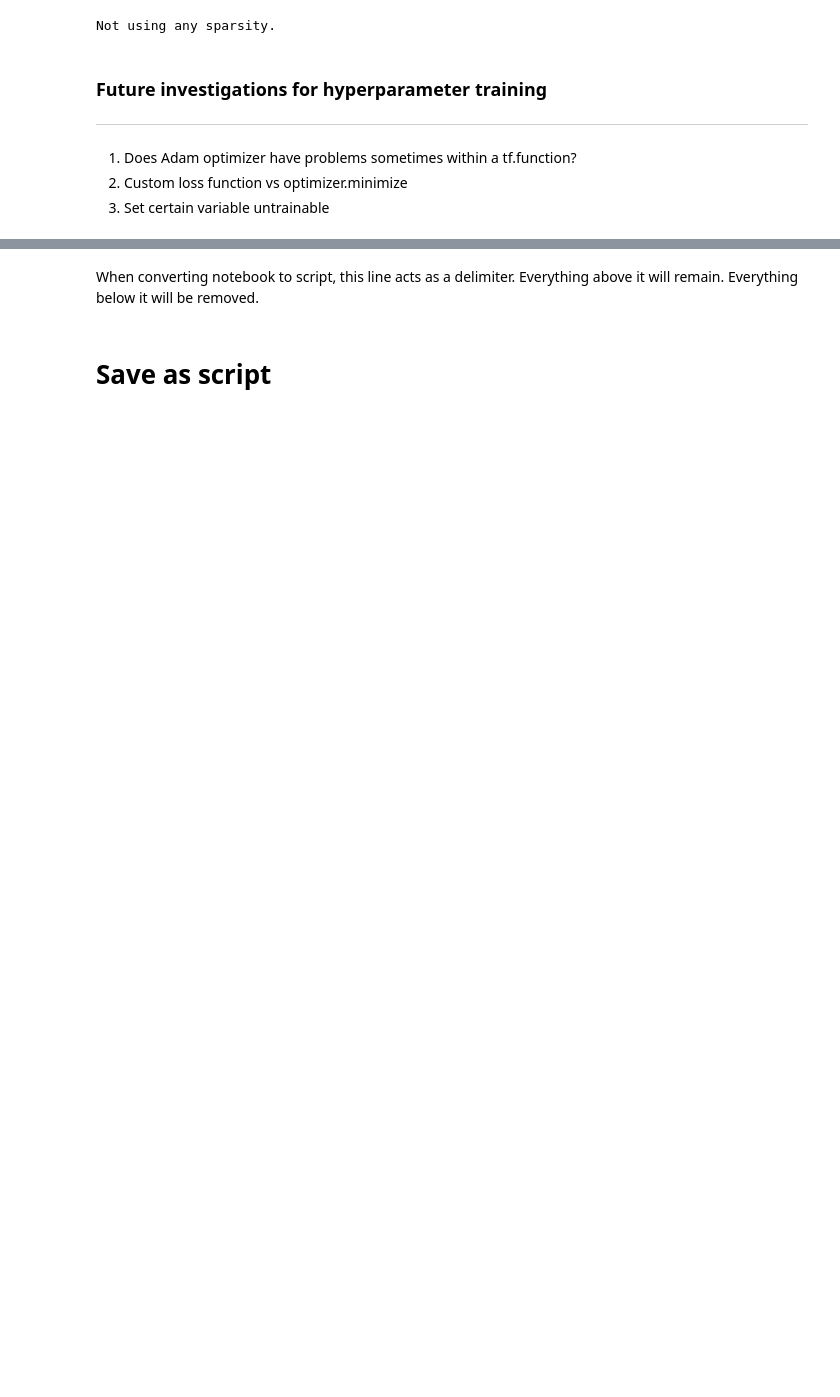
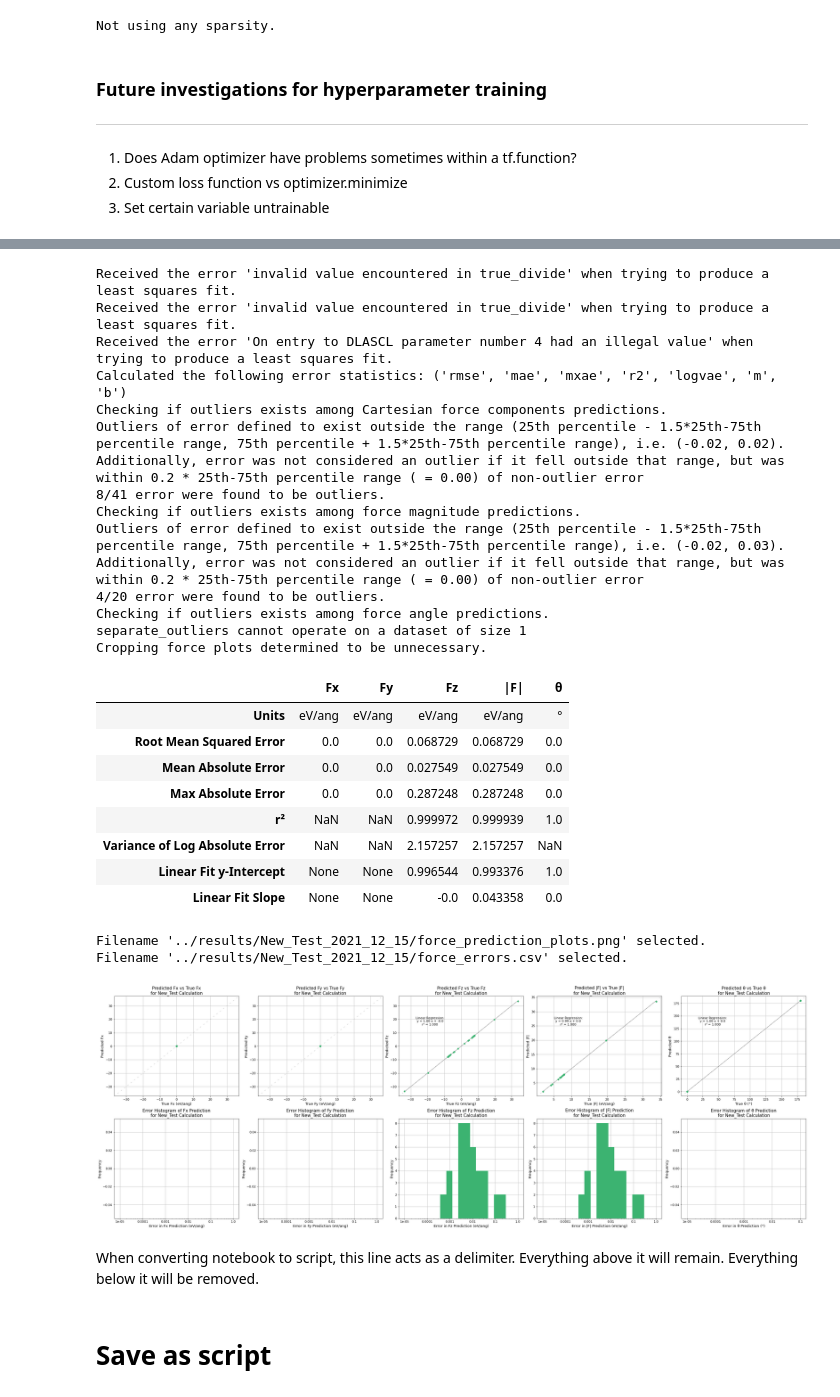
Before and after one commit to alvarovm/minigap, a Jupyter notebook: notebooks/miniGAP_functional.ipynb, the cells around one changed output, grey strips where cells are left out. Drawn from its saved outputs; the diff is of its cells as text; code cells hidden in the pictures; blank space fills up the shorter version.

```diff
--- a/notebooks/miniGAP_functional.ipynb
+++ b/notebooks/miniGAP_functional.ipynb
@@ -1317,3 +1237,37 @@ if s.use_forces:
+# %%
+# Creates plots and tables
+
+if s.use_forces:
+    AnalyzeForceResults(test_frcs_rescaled, predict_frcs_rescaled, s, predicted_force_stdevs=None, in_notebook=in_notebook,
+                        output_directory=calculation_results_directory)
+# %% [output]
+Received the error 'invalid value encountered in true_divide' when trying to produce a least squares fit.
+Received the error 'invalid value encountered in true_divide' when trying to produce a least squares fit.
+Received the error 'On entry to DLASCL parameter number 4 had an illegal value' when trying to produce a least squares fit.
+Calculated the following error statistics: ('rmse', 'mae', 'mxae', 'r2', 'logvae', 'm', 'b')
+Checking if outliers exists among Cartesian force components predictions.
+Outliers of error defined to exist outside the range (25th percentile - 1.5*25th-75th percentile range, 75th percentile + 1.5*25th-75th percentile range), i.e. (-0.02, 0.02).
+Additionally, error was not considered an outlier if it fell outside that range, but was within 0.2 * 25th-75th percentile range ( = 0.00) of non-outlier error
+8/41 error were found to be outliers.
+Checking if outliers exists among force magnitude predictions.
+Outliers of error defined to exist outside the range (25th percentile - 1.5*25th-75th percentile range, 75th percentile + 1.5*25th-75th percentile range), i.e. (-0.02, 0.03).
+Additionally, error was not considered an outlier if it fell outside that range, but was within 0.2 * 25th-75th percentile range ( = 0.00) of non-outlier error
+4/20 error were found to be outliers.
+Checking if outliers exists among force angle predictions.
+separate_outliers cannot operate on a dataset of size 1
+Cropping force plots determined to be unnecessary.
+|  | Fx | Fy | Fz | |F| | θ |
+| Units | eV/ang | eV/ang | eV/ang | eV/ang | ° |
+| Root Mean Squared Error | 0.0 | 0.0 | 0.068729 | 0.068729 | 0.0 |
+| Mean Absolute Error | 0.0 | 0.0 | 0.027549 | 0.027549 | 0.0 |
+| Max Absolute Error | 0.0 | 0.0 | 0.287248 | 0.287248 | 0.0 |
+| r² | NaN | NaN | 0.999972 | 0.999939 | 1.0 |
+| Variance of Log Absolute Error | NaN | NaN | 2.157257 | 2.157257 | NaN |
+| Linear Fit y-Intercept | None | None | 0.996544 | 0.993376 | 1.0 |
+| Linear Fit Slope | None | None | -0.0 | 0.043358 | 0.0 |
+Filename '../results/New_Test_2021_12_15/force_prediction_plots.png' selected.
+Filename '../results/New_Test_2021_12_15/force_errors.csv' selected.
+[figure, added]
 # %%
 # This closes the log file. Probably not necessary since it is at the end of the script, but it's best practice.
 if s.make_output_files and not in_notebook:
```
Also changed, not shown: parts of 26 cells of this notebook, 8 other files.
